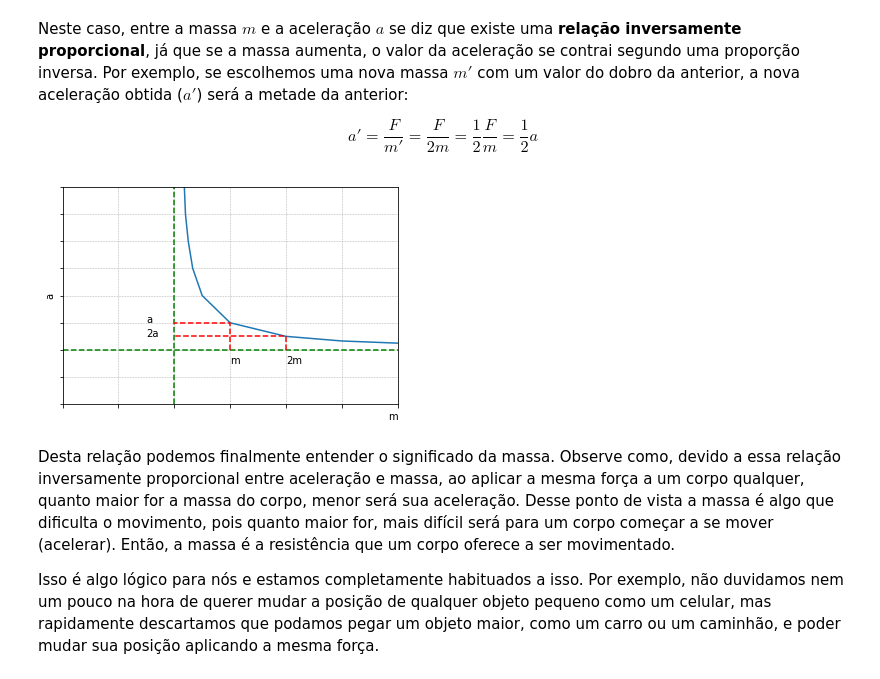
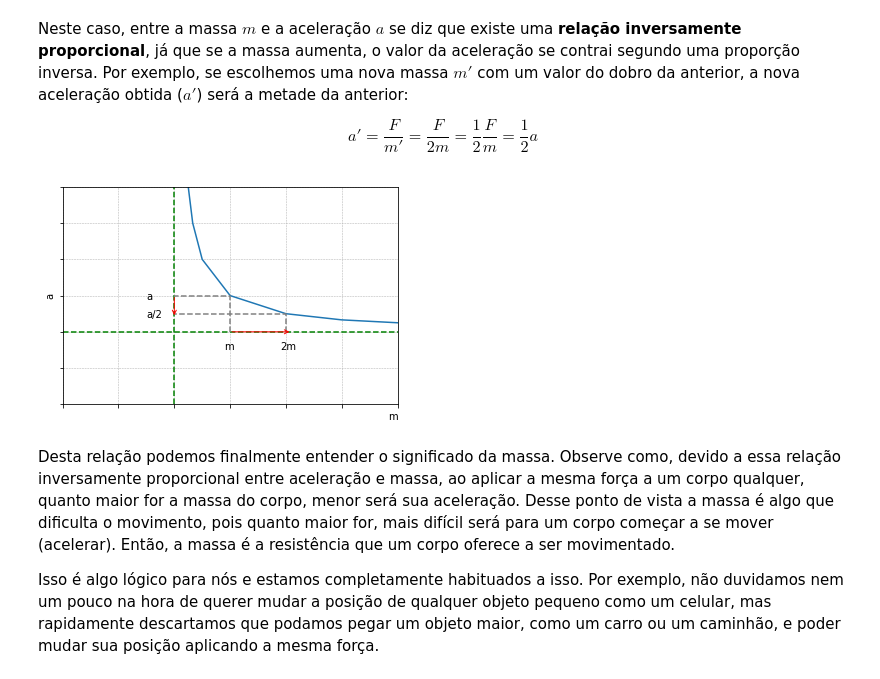
Before and after one commit to BorjaRuizReverter/LivroFisicaGeral, a Jupyter notebook: Capitulo6.ipynb, the cells around one changed output. Cells and saved outputs as stored; diff of their text form; code cells hidden in the pictures.

```diff
--- a/Capitulo6.ipynb
+++ b/Capitulo6.ipynb
@@ -259,41 +273,55 @@ plt.ylabel('a')
 plt.title('')
 
 #axis limits
 plt.xlim(-2, 4)
-plt.ylim(-2, 6)
+plt.ylim(-2, 4)
 
 plt.grid(linestyle = '--', linewidth = 0.5)
 
 xorigem_ver = [0, 0]
 yorigem_ver = [-2, 6]
 plt.plot(xorigem_ver, yorigem_ver, marker='', color='green', linestyle="--")
 
 xorigem_hor = [-2, 6]
 yorigem_hor = [0, 0]
 plt.plot(xorigem_hor, yorigem_hor, marker='', color='green', linestyle="--")
 
 plt.tick_params(left=True,
                 bottom=True,
                 labelleft=False,
                 labelbottom=False)
 
 m = [1, 1, 0]
 a = [0, 1, 1]
-plt.plot(m, a, marker='', color='red', linestyle="--")
+plt.plot(m, a, marker='', color='grey', linestyle="--")
 
 mlinha = [2, 2, 0]
 alinha = [0, 0.5, 0.5]
-plt.plot(mlinha, alinha, marker='', color='red', linestyle="--")
+plt.plot(mlinha, alinha, marker='', color='grey', linestyle="--")
 
-plt.subplot(111).annotate("m", xy=(3, 3), xytext=(1, -0.5))
-plt.subplot(111).annotate("2m", xy=(3, 3), xytext=(2, -0.5))
-plt.subplot(111).annotate("a", xy=(3, 3), xytext=(-0.5, 1))
-plt.subplot(111).annotate("2a", xy=(3, 3), xytext=(-0.5, 0.5))
+plt.subplot(111).annotate("m", xy=(3, 3), xytext=(0.9, -0.5))
+plt.subplot(111).annotate("2m", xy=(3, 3), xytext=(1.9, -0.5))
+plt.subplot(111).annotate("a", xy=(3, 3), xytext=(-0.5, 0.9))
+plt.subplot(111).annotate("a/2", xy=(3, 3), xytext=(-0.5, 0.4))
+
+plt.subplot(111).annotate("",
+            xy=(2.1, 0), xycoords='data',
+            xytext=(1, 0), textcoords='data',
+            arrowprops=dict(arrowstyle="->",
+                            connectionstyle="arc3",
+                            color='red'))
+
+plt.subplot(111).annotate("",
+            xy=(0, 0.4), xycoords='data',
+            xytext=(0, 1), textcoords='data',
+            arrowprops=dict(arrowstyle="->",
+                            connectionstyle="arc3",
+                            color='red'))
 
 # function to show the plot
 plt.show()
 # %% [output]
-[figure, old version]
+[figure, new version]
 # %% [markdown]
 Desta relação podemos finalmente entender o significado da massa. Observe como, devido a essa relação inversamente proporcional entre aceleração e massa, ao aplicar a mesma força a um corpo qualquer, quanto maior for a massa do corpo, menor será sua aceleração. Desse ponto de vista a massa é algo que dificulta o movimento, pois quanto maior for, mais difícil será para um corpo começar a se mover (acelerar). Então, a massa é a resistência que um corpo oferece a ser movimentado.
 
```
Also changed, not shown: parts of 4 cells of this notebook.
